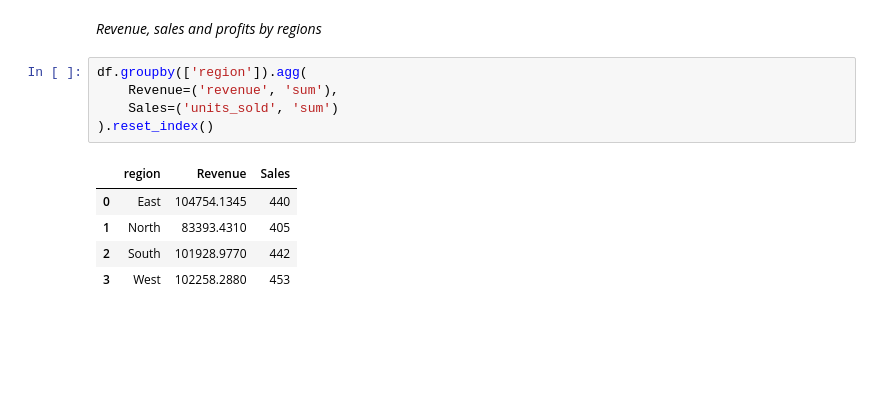
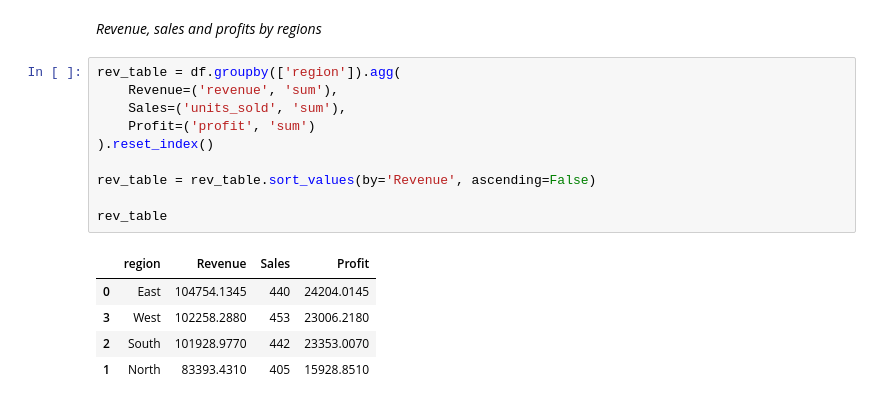
Before and after one commit to iamdrmeka/sales_performance, a Jupyter notebook: sales_performance.ipynb, the cells around one changed output. Drawn from its saved outputs; the diff is of its cells as text; blank space fills up the shorter version.

```diff
--- a/sales_performance.ipynb
+++ b/sales_performance.ipynb
@@ -32,13 +32,18 @@ Total Revenue: 392,334.83
 # %% [markdown]
 *Revenue, sales and profits by regions*
 # %%
-df.groupby(['region']).agg(
+rev_table = df.groupby(['region']).agg(
     Revenue=('revenue', 'sum'),
-    Sales=('units_sold', 'sum')
+    Sales=('units_sold', 'sum'),
+    Profit=('profit', 'sum')
 ).reset_index()
+
+rev_table = rev_table.sort_values(by='Revenue', ascending=False)
+
+rev_table
 # %% [output]
-|  | region | Revenue | Sales |
-| 0 | East | 104754.1345 | 440 |
-| 1 | North | 83393.4310 | 405 |
-| 2 | South | 101928.9770 | 442 |
-| 3 | West | 102258.2880 | 453 |
+|  | region | Revenue | Sales | Profit |
+| 0 | East | 104754.1345 | 440 | 24204.0145 |
+| 3 | West | 102258.2880 | 453 | 23006.2180 |
+| 2 | South | 101928.9770 | 442 | 23353.0070 |
+| 1 | North | 83393.4310 | 405 | 15928.8510 |
```
Also changed, not shown: parts of 29 cells of this notebook, 1 other file.
